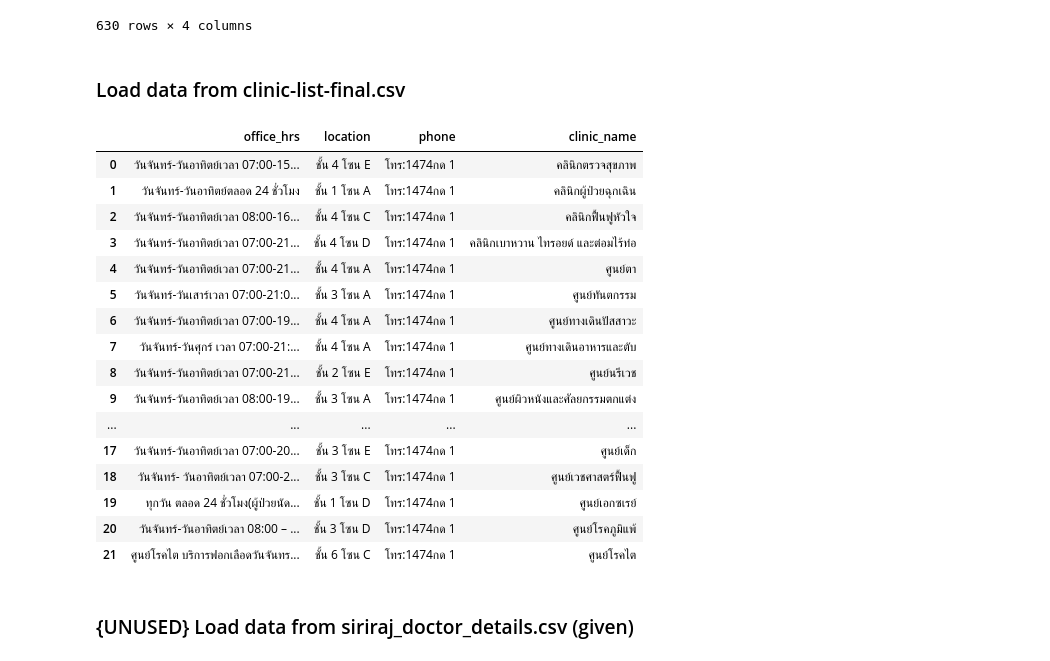
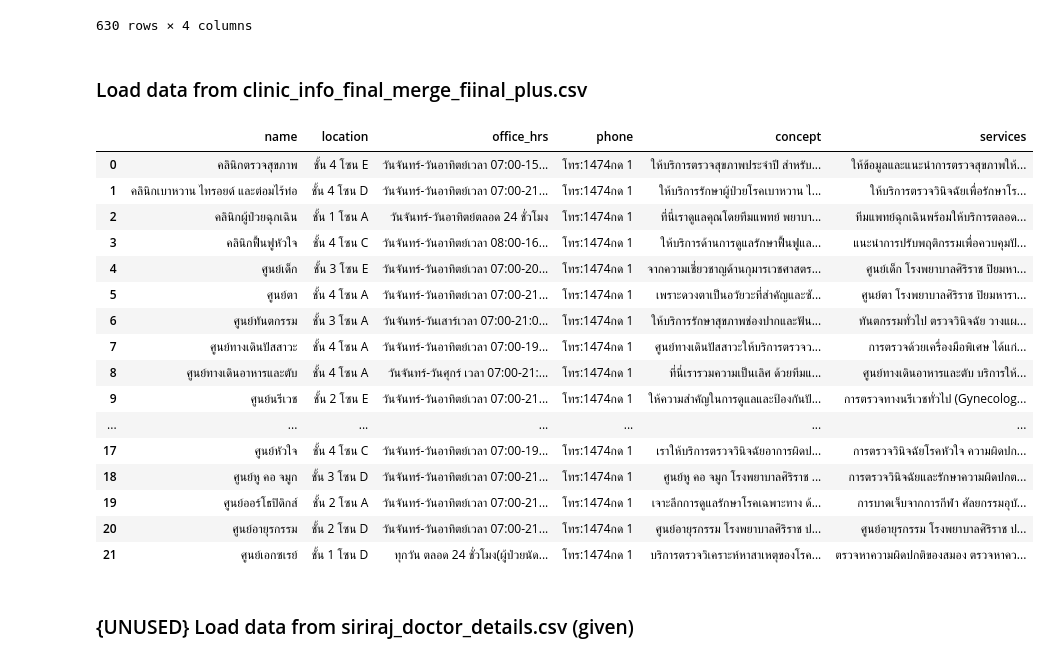
Before and after one commit to Jidapaminnie/MU_AI_Hackathon2-Majestic_Mustangs, a Jupyter notebook: tutorial_notebooks/minnieLLM_test_appointment.ipynb, the cells around one changed output. Saved outputs shown, nothing was run; the diff lists cells and outputs as text; code cells hidden in the pictures.

Commit message:
redid clinic index with new clinic info final plus data

```diff
--- a/tutorial_notebooks/minnieLLM_test_appointment.ipynb
+++ b/tutorial_notebooks/minnieLLM_test_appointment.ipynb
@@ -232,31 +233,31 @@ doctor_csv_df
 | 629 | รศ. พญ.ไอรีน เรืองขจร | เสาร์ 08:00 - 12:00 น. สัปดาห์ที่... | มะเร็งนรีเวชและผ่าตัดผ่านกล้อง | 629 |
 630 rows × 4 columns
 # %% [markdown]
-### Load data from clinic-list-final.csv
+### Load data from clinic_info_final_merge_fiinal_plus.csv
 # %%
-clinic_csv_file_path = "../data/clinic-list-final.csv"
+clinic_csv_file_path = "../data/clinic_info_final_merge_fiinal_plus.csv"
 clinic_csv_df = pd.read_csv(clinic_csv_file_path)
 columns_to_drop = ['link']
 clinic_csv_df = clinic_csv_df.drop(columns=[col for col in clinic_csv_df.columns if col in columns_to_drop])
 clinic_csv_df
 # %% [output]
-|  | office_hrs | location | phone | clinic_name |
-| 0 | วันจันทร์-วันอาทิตย์เวลา 07:00-15... | ชั้น 4 โซน E | โทร:1474กด 1 | คลินิกตรวจสุขภาพ |
-| 1 | วันจันทร์-วันอาทิตย์ตลอด 24 ชั่วโมง | ชั้น 1 โซน A | โทร:1474กด 1 | คลินิกผู้ป่วยฉุกเฉิน |
-| 2 | วันจันทร์-วันอาทิตย์เวลา 08:00-16... | ชั้น 4 โซน C | โทร:1474กด 1 | คลินิกฟื้นฟูหัวใจ |
-| 3 | วันจันทร์-วันอาทิตย์เวลา 07:00-21... | ชั้น 4 โซน D | โทร:1474กด 1 | คลินิกเบาหวาน ไทรอยด์ และต่อมไร้ท่อ |
-| 4 | วันจันทร์-วันอาทิตย์เวลา 07:00-21... | ชั้น 4 โซน A | โทร:1474กด 1 | ศูนย์ตา |
-| 5 | วันจันทร์-วันเสาร์เวลา 07:00-21:0... | ชั้น 3 โซน A | โทร:1474กด 1 | ศูนย์ทันตกรรม |
-| 6 | วันจันทร์-วันอาทิตย์เวลา 07:00-19... | ชั้น 4 โซน A | โทร:1474กด 1 | ศูนย์ทางเดินปัสสาวะ |
-| 7 | วันจันทร์-วันศุกร์ เวลา 07:00-21:... | ชั้น 4 โซน A | โทร:1474กด 1 | ศูนย์ทางเดินอาหารและตับ |
-| 8 | วันจันทร์-วันอาทิตย์เวลา 07:00-21... | ชั้น 2 โซน E | โทร:1474กด 1 | ศูนย์นรีเวช |
-| 9 | วันจันทร์-วันอาทิตย์เวลา 08:00-19... | ชั้น 3 โซน A | โทร:1474กด 1 | ศูนย์ผิวหนังและศัลยกรรมตกแต่ง |
-| ... | ... | ... | ... | ... |
-| 17 | วันจันทร์-วันอาทิตย์เวลา 07:00-20... | ชั้น 3 โซน E | โทร:1474กด 1 | ศูนย์เด็ก |
-| 18 | วันจันทร์- วันอาทิตย์เวลา 07:00-2... | ชั้น 3 โซน C | โทร:1474กด 1 | ศูนย์เวชศาสตร์ฟื้นฟู |
-| 19 | ทุกวัน ตลอด 24 ชั่วโมง(ผู้ป่วยนัด... | ชั้น 1 โซน D | โทร:1474กด 1 | ศูนย์เอกซเรย์ |
-| 20 | วันจันทร์-วันอาทิตย์เวลา 08:00 – ... | ชั้น 3 โซน D | โทร:1474กด 1 | ศูนย์โรคภูมิแพ้ |
-| 21 | ศูนย์โรคไต บริการฟอกเลือดวันจันทร... | ชั้น 6 โซน C | โทร:1474กด 1 | ศูนย์โรคไต |
+|  | name | location | office_hrs | phone | concept | services |
+| 0 | คลินิกตรวจสุขภาพ | ชั้น 4 โซน E | วันจันทร์-วันอาทิตย์เวลา 07:00-15... | โทร:1474กด 1 | ให้บริการตรวจสุขภาพประจำปี สำหรับ... | ให้ข้อมูลและแนะนำการตรวจสุขภาพให้... |
+| 1 | คลินิกเบาหวาน ไทรอยด์ และต่อมไร้ท่อ | ชั้น 4 โซน D | วันจันทร์-วันอาทิตย์เวลา 07:00-21... | โทร:1474กด 1 | ให้บริการรักษาผู้ป่วยโรคเบาหวาน ไ... | ให้บริการตรวจวินิจฉัยเพื่อรักษาโร... |
+| 2 | คลินิกผู้ป่วยฉุกเฉิน | ชั้น 1 โซน A | วันจันทร์-วันอาทิตย์ตลอด 24 ชั่วโมง | โทร:1474กด 1 | ที่นี่เราดูแลคุณโดยทีมแพทย์ พยาบา... | ทีมแพทย์ฉุกเฉินพร้อมให้บริการตลอด... |
+| 3 | คลินิกฟื้นฟูหัวใจ | ชั้น 4 โซน C | วันจันทร์-วันอาทิตย์เวลา 08:00-16... | โทร:1474กด 1 | ให้บริการด้านการดูแลรักษาฟื้นฟูแล... | แนะนำการปรับพฤติกรรมเพื่อควบคุมปั... |
+| 4 | ศูนย์เด็ก | ชั้น 3 โซน E | วันจันทร์-วันอาทิตย์เวลา 07:00-20... | โทร:1474กด 1 | จากความเชี่ยวชาญด้านกุมารเวชศาสตร... | ศูนย์เด็ก โรงพยาบาลศิริราช ปิยมหา... |
+| 5 | ศูนย์ตา | ชั้น 4 โซน A | วันจันทร์-วันอาทิตย์เวลา 07:00-21... | โทร:1474กด 1 | เพราะดวงตาเป็นอวัยวะที่สำคัญและซั... | ศูนย์ตา โรงพยาบาลศิริราช ปิยมหารา... |
+| 6 | ศูนย์ทันตกรรม | ชั้น 3 โซน A | วันจันทร์-วันเสาร์เวลา 07:00-21:0... | โทร:1474กด 1 | ให้บริการรักษาสุขภาพช่องปากและฟัน... | ทันตกรรมทั่วไป ตรวจวินิจฉัย วางแผ... |
+| 7 | ศูนย์ทางเดินปัสสาวะ | ชั้น 4 โซน A | วันจันทร์-วันอาทิตย์เวลา 07:00-19... | โทร:1474กด 1 | ศูนย์ทางเดินปัสสาวะให้บริการตรวจว... | การตรวจด้วยเครื่องมือพิเศษ ได้แก่... |
+| 8 | ศูนย์ทางเดินอาหารและตับ | ชั้น 4 โซน A | วันจันทร์-วันศุกร์ เวลา 07:00-21:... | โทร:1474กด 1 | ที่นี่เรารวมความเป็นเลิศ ด้วยทีมแ... | ศูนย์ทางเดินอาหารและตับ บริการให้... |
+| 9 | ศูนย์นรีเวช | ชั้น 2 โซน E | วันจันทร์-วันอาทิตย์เวลา 07:00-21... | โทร:1474กด 1 | ให้ความสำคัญในการดูแลและป้องกันปั... | การตรวจทางนรีเวชทั่วไป (Gynecolog... |
+| ... | ... | ... | ... | ... | ... | ... |
+| 17 | ศูนย์หัวใจ | ชั้น 4 โซน C | วันจันทร์-วันอาทิตย์เวลา 07:00-19... | โทร:1474กด 1 | เราให้บริการตรวจวินิจฉัยอาการผิดป... | การตรวจวินิจฉัยโรคหัวใจ ความผิดปก... |
+| 18 | ศูนย์หู คอ จมูก | ชั้น 3 โซน D | วันจันทร์-วันอาทิตย์เวลา 07:00-21... | โทร:1474กด 1 | ศูนย์หู คอ จมูก โรงพยาบาลศิริราช ... | การตรวจวินิจฉัยและรักษาความผิดปกต... |
+| 19 | ศูนย์ออร์โธปิดิกส์ | ชั้น 2 โซน A | วันจันทร์-วันอาทิตย์เวลา 07:00-21... | โทร:1474กด 1 | เจาะลึกการดูแลรักษาโรคเฉพาะทาง ด้... | การบาดเจ็บจากการกีฬา ศัลยกรรมอุบั... |
+| 20 | ศูนย์อายุรกรรม | ชั้น 2 โซน D | วันจันทร์-วันอาทิตย์เวลา 07:00-21... | โทร:1474กด 1 | ศูนย์อายุรกรรม โรงพยาบาลศิริราช ป... | ศูนย์อายุรกรรม โรงพยาบาลศิริราช ป... |
+| 21 | ศูนย์เอกซเรย์ | ชั้น 1 โซน D | ทุกวัน ตลอด 24 ชั่วโมง(ผู้ป่วยนัด... | โทร:1474กด 1 | บริการตรวจวิเคราะห์หาสาเหตุของโรค... | ตรวจหาความผิดปกติของสมอง ตรวจหาคว... |
 # %% [markdown]
 ### {UNUSED} Load data from siriraj_doctor_details.csv (given)
 # %% [markdown]
```
Also changed, not shown: parts of 11 cells of this notebook, 5 other files.
